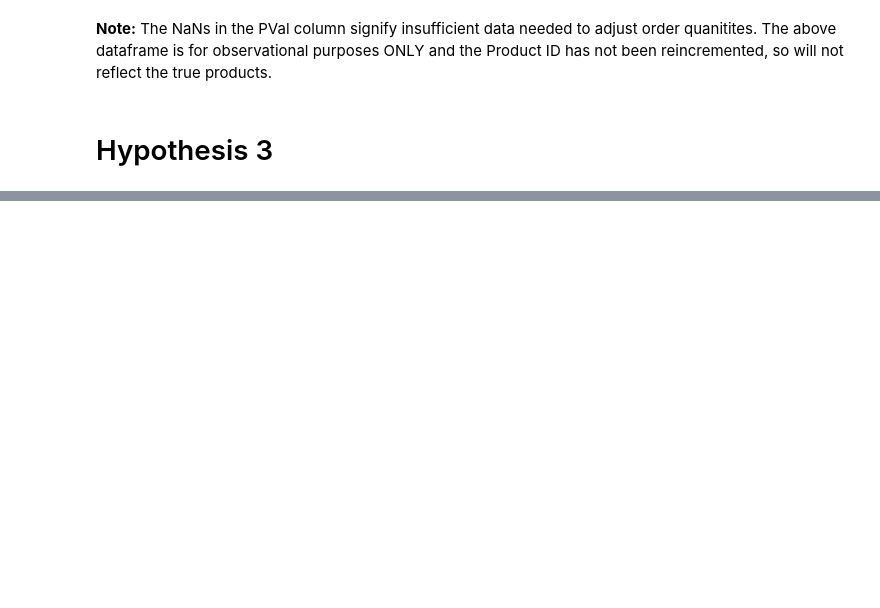
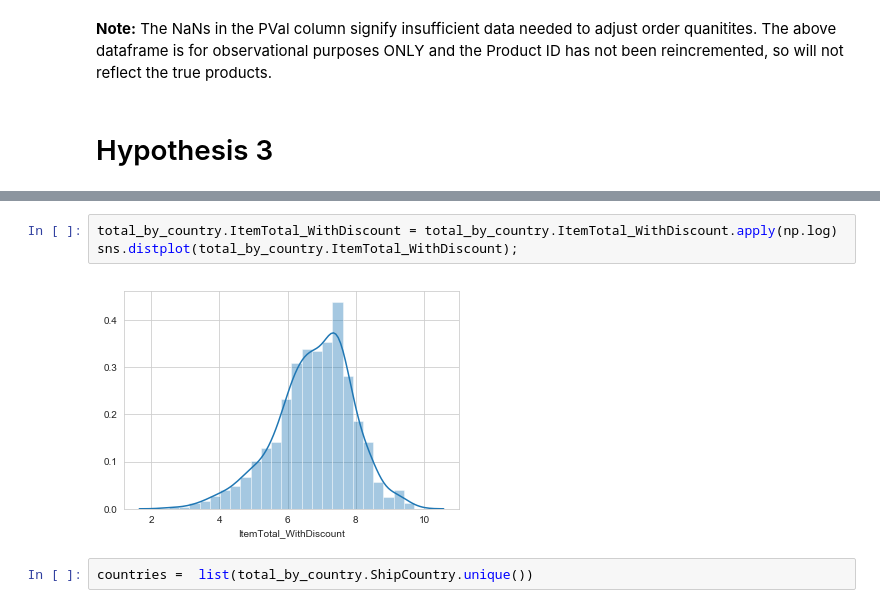
Before and after one commit to akelly66/Flatiron-School, a Jupyter notebook: Mod03/Mod03-Final-Project/Mod03 Final Project.ipynb, the cells around one changed output, grey strips where cells are left out. Drawn from its saved outputs; the diff is of its cells as text; blank space fills up the shorter version.

```diff
--- a/Mod03/Mod03-Final-Project/Mod03 Final Project.ipynb
+++ b/Mod03/Mod03-Final-Project/Mod03 Final Project.ipynb
@@ -407,0 +443,7 @@ This is a two-tailed t-test.
+# %%
+total_by_country.ItemTotal_WithDiscount = total_by_country.ItemTotal_WithDiscount.apply(np.log)
+sns.distplot(total_by_country.ItemTotal_WithDiscount);
+# %% [output]
+[figure, added]
+# %%
+countries =  list(total_by_country.ShipCountry.unique())
```
Also changed, not shown: parts of 10 cells of this notebook.
